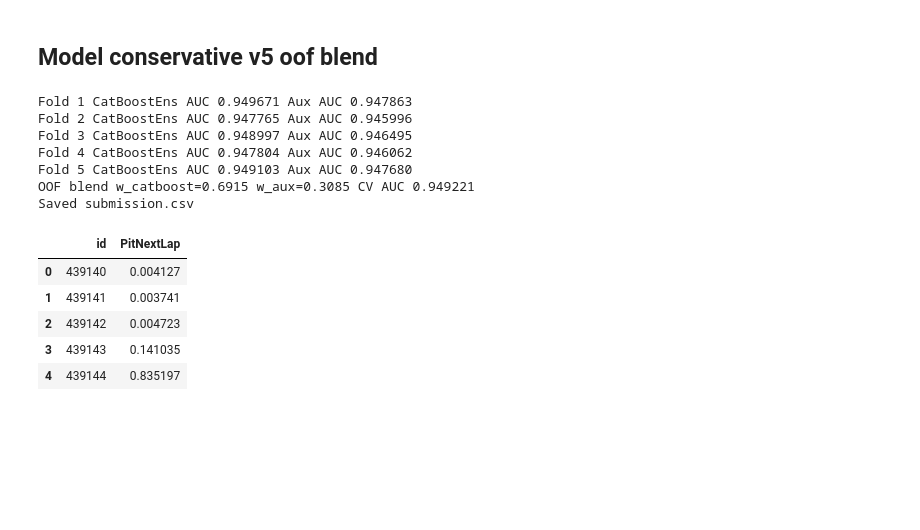
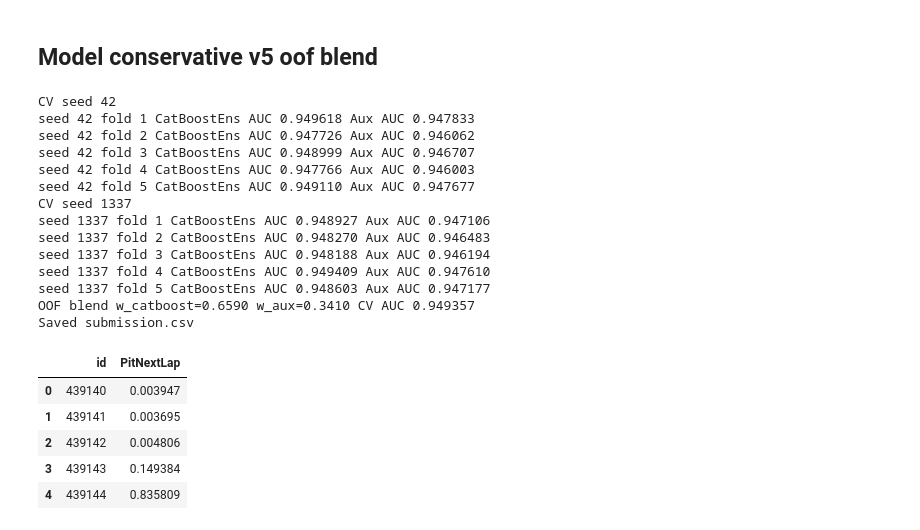
Before and after one commit to oivler/kaggle-f1-pit-stops, a Jupyter notebook: model.ipynb, the cells around one changed output. Cells and saved outputs as stored; diff of their text form; code cells hidden in the pictures; blank space fills up the shorter version.

```diff
--- a/model.ipynb
+++ b/model.ipynb
@@ -639,6 +639,8 @@ def add_safe_features(df):
         rp = z['RaceProgress'].clip(lower=1e-6)
         z['EstTotalLaps'] = (z['LapNumber'] / rp).clip(1, 120)
         z['LapsRemaining'] = (z['EstTotalLaps'] - z['LapNumber']).clip(lower=0)
+    if {'TyreLife', 'LapsRemaining'}.issubset(z.columns):
+        z['TyreLife_to_LapsRem'] = z['TyreLife'] / (z['LapsRemaining'] + 1.0)
     if {'TyreLife', 'LapNumber'}.issubset(z.columns):
         z['TyreAgeRatio'] = z['TyreLife'] / z['LapNumber'].clip(lower=1)
         z['LapMinusTyreLife'] = z['LapNumber'] - z['TyreLife']
@@ -676,13 +678,14 @@ try:
 except Exception:
     has_lgb = False
 
-skf = StratifiedKFold(n_splits=5, shuffle=True, random_state=42)
-oof_cb = np.zeros(len(train))
-oof_aux = np.zeros(len(train))
-test_cb = np.zeros(len(test))
-test_aux = np.zeros(len(test))
+CV_SEEDS = [42, 1337]
 
-if has_catboost:
+def single_seed_cv(seed_cv):
+    skf = StratifiedKFold(n_splits=5, shuffle=True, random_state=seed_cv)
+    oof_cb_s = np.zeros(len(train))
+    oof_aux_s = np.zeros(len(train))
+    test_cb_s = np.zeros(len(test))
+    test_aux_s = np.zeros(len(test))
     for fold, (tr_idx, va_idx) in enumerate(skf.split(X, y), 1):
         X_tr, X_va = X.iloc[tr_idx], X.iloc[va_idx]
         y_tr, y_va = y.iloc[tr_idx], y.iloc[va_idx]
@@ -694,8 +697,8 @@ if has_catboost:
             model.fit(X_tr, y_tr, cat_features=cat_features, eval_set=(X_va, y_va), use_best_model=True)
             va_cb += model.predict_proba(X_va)[:, 1] / len(param_list)
             te_cb += model.predict_proba(X_test)[:, 1] / len(param_list)
-        oof_cb[va_idx] = va_cb
-        test_cb += te_cb / skf.n_splits
+        oof_cb_s[va_idx] = va_cb
+        test_cb_s += te_cb / skf.n_splits
 
         if has_lgb:
             X_tr_l = X_tr.copy()
@@ -742,8 +745,8 @@ if has_catboost:
                 best_it = bi if bi is not None and bi > 0 else bst.num_trees()
                 va_mix += bst.predict(X_va_l, num_iteration=best_it) / len(lgb_variants)
                 te_mix += bst.predict(X_te_l, num_iteration=best_it) / len(lgb_variants)
-            oof_aux[va_idx] = va_mix
-            test_aux += te_mix / skf.n_splits
+            oof_aux_s[va_idx] = va_mix
+            test_aux_s += te_mix / skf.n_splits
         else:
             model_aux = CatBoostClassifier(
                 loss_function='Logloss',
@@ -756,12 +759,28 @@ if has_catboost:
                 verbose=False,
             )
             model_aux.fit(X_tr, y_tr, cat_features=cat_features, eval_set=(X_va, y_va), use_best_model=True)
-            oof_aux[va_idx] = model_aux.predict_proba(X_va)[:, 1]
-            test_aux += model_aux.predict_proba(X_test)[:, 1] / skf.n_splits
+            oof_aux_s[va_idx] = model_aux.predict_proba(X_va)[:, 1]
+            test_aux_s += model_aux.predict_proba(X_test)[:, 1] / skf.n_splits
 
-        auc_cb = roc_auc_score(y_va, oof_cb[va_idx])
-        auc_aux = roc_auc_score(y_va, oof_aux[va_idx])
-        print(f'Fold {fold} CatBoostEns AUC {auc_cb:.6f} Aux AUC {auc_aux:.6f}')
+        auc_cb = roc_auc_score(y_va, oof_cb_s[va_idx])
+        auc_aux = roc_auc_score(y_va, oof_aux_s[va_idx])
+        print(f'seed {seed_cv} fold {fold} CatBoostEns AUC {auc_cb:.6f} Aux AUC {auc_aux:.6f}')
+
+    return oof_cb_s, oof_aux_s, test_cb_s, test_aux_s
+
+if has_catboost:
+    oof_cb = np.zeros(len(train))
+    oof_aux = np.zeros(len(train))
+    test_cb = np.zeros(len(test))
+    test_aux = np.zeros(len(test))
+    for seed_cv in CV_SEEDS:
+        print('CV seed', seed_cv)
+        ocb, oax, tcb, tax = single_seed_cv(seed_cv)
+        ns = len(CV_SEEDS)
+        oof_cb += ocb / ns
+        oof_aux += oax / ns
+        test_cb += tcb / ns
+        test_aux += tax / ns
 
     best_w = 1.0
     best_auc = roc_auc_score(y, oof_cb)
@@ -781,41 +800,49 @@ if has_catboost:
             best_w = w
     test_final = best_w * test_cb + (1.0 - best_w) * test_aux
     print(f'OOF blend w_catboost={best_w:.4f} w_aux={1.0 - best_w:.4f} CV AUC {best_auc:.6f}')
 else:
+    skf = StratifiedKFold(n_splits=5, shuffle=True, random_state=CV_SEEDS[0])
     oof_lr = np.zeros(len(train))
     test_lr = np.zeros(len(test))
     for fold, (tr_idx, va_idx) in enumerate(skf.split(X, y), 1):
         X_tr, X_va = X.iloc[tr_idx], X.iloc[va_idx]
         y_tr, y_va = y.iloc[tr_idx], y.iloc[va_idx]
         preprocessor = ColumnTransformer(
             transformers=[
                 ('num', Pipeline([('imp', SimpleImputer(strategy='median'))]), num_features),
                 ('cat', Pipeline([('imp', SimpleImputer(strategy='most_frequent')), ('ohe', OneHotEncoder(handle_unknown='ignore'))]), cat_features),
             ],
             remainder='drop',
         )
         model = Pipeline([('prep', preprocessor), ('clf', LogisticRegression(max_iter=1000, n_jobs=-1))])
         model.fit(X_tr, y_tr)
         oof_lr[va_idx] = model.predict_proba(X_va)[:, 1]
         test_lr += model.predict_proba(X_test)[:, 1] / skf.n_splits
     test_final = test_lr
     print('CV AUC LR only:', roc_auc_score(y, oof_lr))
 
 submission = pd.DataFrame({'id': test['id'], 'PitNextLap': test_final})
 submission.to_csv('submission.csv', index=False)
 print('Saved submission.csv')
 display(submission.head())
 # %% [output]
-Fold 1 CatBoostEns AUC 0.949671 Aux AUC 0.947863
-Fold 2 CatBoostEns AUC 0.947765 Aux AUC 0.945996
-Fold 3 CatBoostEns AUC 0.948997 Aux AUC 0.946495
-Fold 4 CatBoostEns AUC 0.947804 Aux AUC 0.946062
-Fold 5 CatBoostEns AUC 0.949103 Aux AUC 0.947680
-OOF blend w_catboost=0.6915 w_aux=0.3085 CV AUC 0.949221
+CV seed 42
+seed 42 fold 1 CatBoostEns AUC 0.949618 Aux AUC 0.947833
+seed 42 fold 2 CatBoostEns AUC 0.947726 Aux AUC 0.946062
+seed 42 fold 3 CatBoostEns AUC 0.948999 Aux AUC 0.946707
+seed 42 fold 4 CatBoostEns AUC 0.947766 Aux AUC 0.946003
+seed 42 fold 5 CatBoostEns AUC 0.949110 Aux AUC 0.947677
+CV seed 1337
+seed 1337 fold 1 CatBoostEns AUC 0.948927 Aux AUC 0.947106
+seed 1337 fold 2 CatBoostEns AUC 0.948270 Aux AUC 0.946483
+seed 1337 fold 3 CatBoostEns AUC 0.948188 Aux AUC 0.946194
+seed 1337 fold 4 CatBoostEns AUC 0.949409 Aux AUC 0.947610
+seed 1337 fold 5 CatBoostEns AUC 0.948603 Aux AUC 0.947177
+OOF blend w_catboost=0.6590 w_aux=0.3410 CV AUC 0.949357
 Saved submission.csv
 |  | id | PitNextLap |
-| 0 | 439140 | 0.004127 |
-| 1 | 439141 | 0.003741 |
-| 2 | 439142 | 0.004723 |
-| 3 | 439143 | 0.141035 |
-| 4 | 439144 | 0.835197 |
+| 0 | 439140 | 0.003947 |
+| 1 | 439141 | 0.003695 |
+| 2 | 439142 | 0.004806 |
+| 3 | 439143 | 0.149384 |
+| 4 | 439144 | 0.835809 |
```
Also changed, not shown: parts of 2 cells of this notebook.
